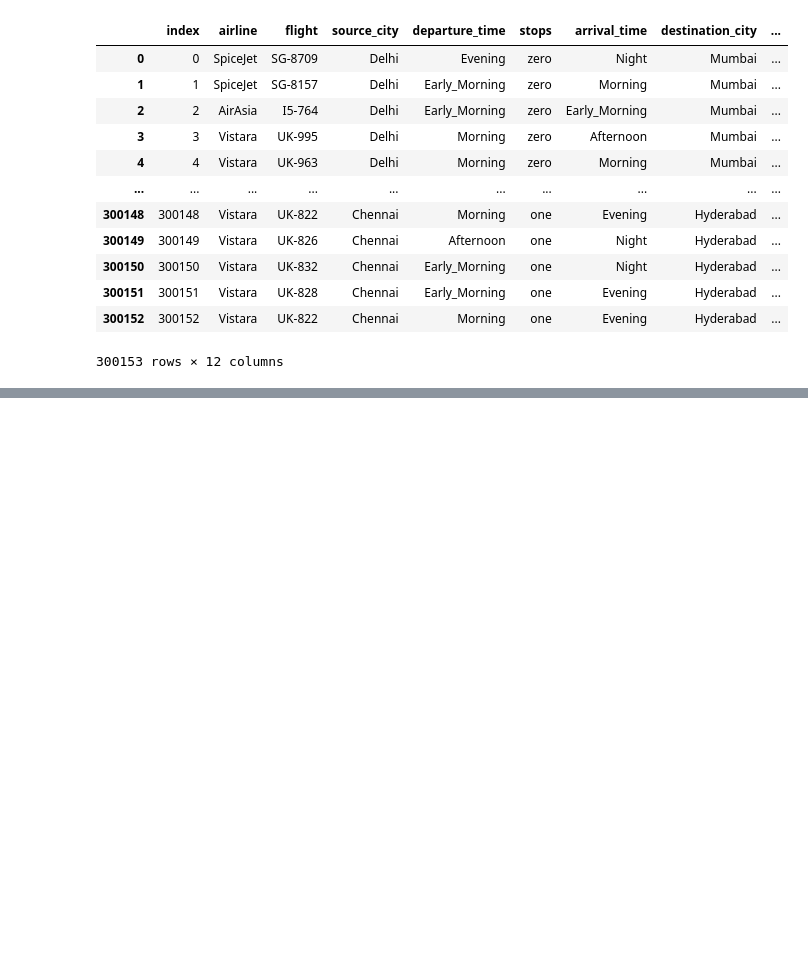
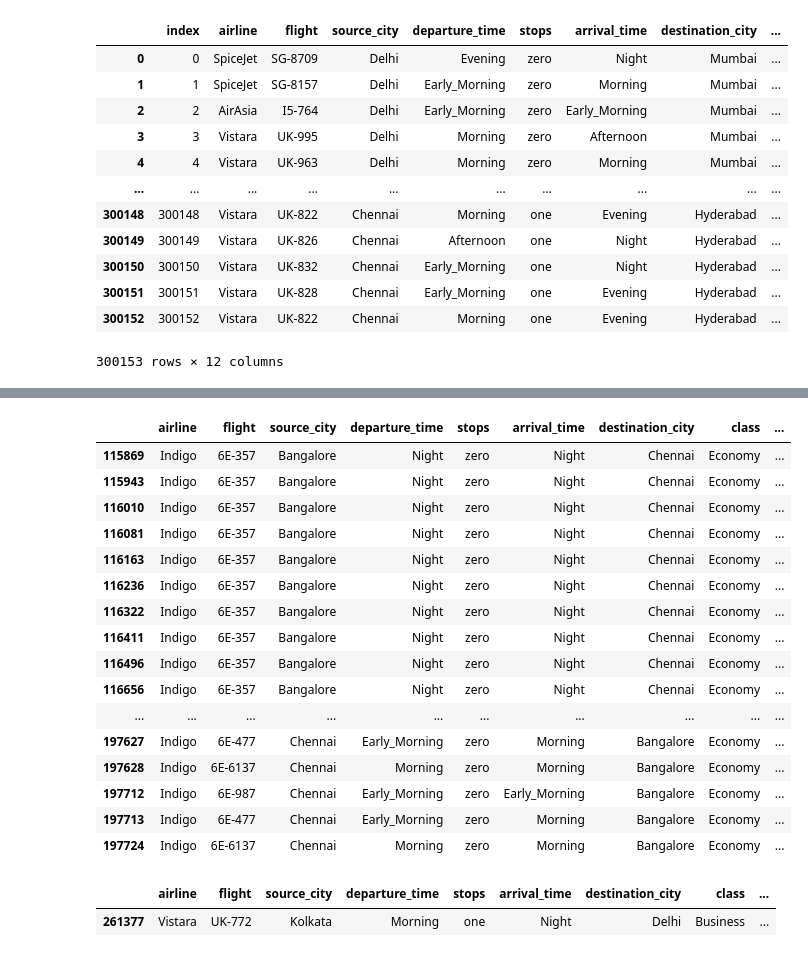
Before and after one commit to Shemanto1/python-final-project, a Jupyter notebook: main.ipynb, the cells around one changed output, grey strips where cells are left out. Cells and saved outputs as stored; diff of their text form; code cells hidden in the pictures; blank space fills up the shorter version.

```diff
--- a/main.ipynb
+++ b/main.ipynb
@@ -28,0 +33,2 @@ data
+# %%
+data.drop(columns='index', inplace=True)
@@ -28,0 +95,27 @@ data
+# %%
+# # checking the minimum duration
+data [data ['duration'] ==0.830000]
+# %% [output]
+|  | airline | flight | source_city | departure_time | stops | arrival_time | destination_city | class | ... |
+| 115869 | Indigo | 6E-357 | Bangalore | Night | zero | Night | Chennai | Economy | ... |
+| 115943 | Indigo | 6E-357 | Bangalore | Night | zero | Night | Chennai | Economy | ... |
+| 116010 | Indigo | 6E-357 | Bangalore | Night | zero | Night | Chennai | Economy | ... |
+| 116081 | Indigo | 6E-357 | Bangalore | Night | zero | Night | Chennai | Economy | ... |
+| 116163 | Indigo | 6E-357 | Bangalore | Night | zero | Night | Chennai | Economy | ... |
+| 116236 | Indigo | 6E-357 | Bangalore | Night | zero | Night | Chennai | Economy | ... |
+| 116322 | Indigo | 6E-357 | Bangalore | Night | zero | Night | Chennai | Economy | ... |
+| 116411 | Indigo | 6E-357 | Bangalore | Night | zero | Night | Chennai | Economy | ... |
+| 116496 | Indigo | 6E-357 | Bangalore | Night | zero | Night | Chennai | Economy | ... |
+| 116656 | Indigo | 6E-357 | Bangalore | Night | zero | Night | Chennai | Economy | ... |
+| ... | ... | ... | ... | ... | ... | ... | ... | ... | ... |
+| 197627 | Indigo | 6E-477 | Chennai | Early_Morning | zero | Morning | Bangalore | Economy | ... |
+| 197628 | Indigo | 6E-6137 | Chennai | Morning | zero | Morning | Bangalore | Economy | ... |
+| 197712 | Indigo | 6E-987 | Chennai | Early_Morning | zero | Early_Morning | Bangalore | Economy | ... |
+| 197713 | Indigo | 6E-477 | Chennai | Early_Morning | zero | Morning | Bangalore | Economy | ... |
+| 197724 | Indigo | 6E-6137 | Chennai | Morning | zero | Morning | Bangalore | Economy | ... |
+# %%
+# checking the maximum flight ticket price
+data [data ['price'] == 123071.000000]
+# %% [output]
+|  | airline | flight | source_city | departure_time | stops | arrival_time | destination_city | class | ... |
+| 261377 | Vistara | UK-772 | Kolkata | Morning | one | Night | Delhi | Business | ... |
```
Also changed, not shown: parts of 18 cells of this notebook.
